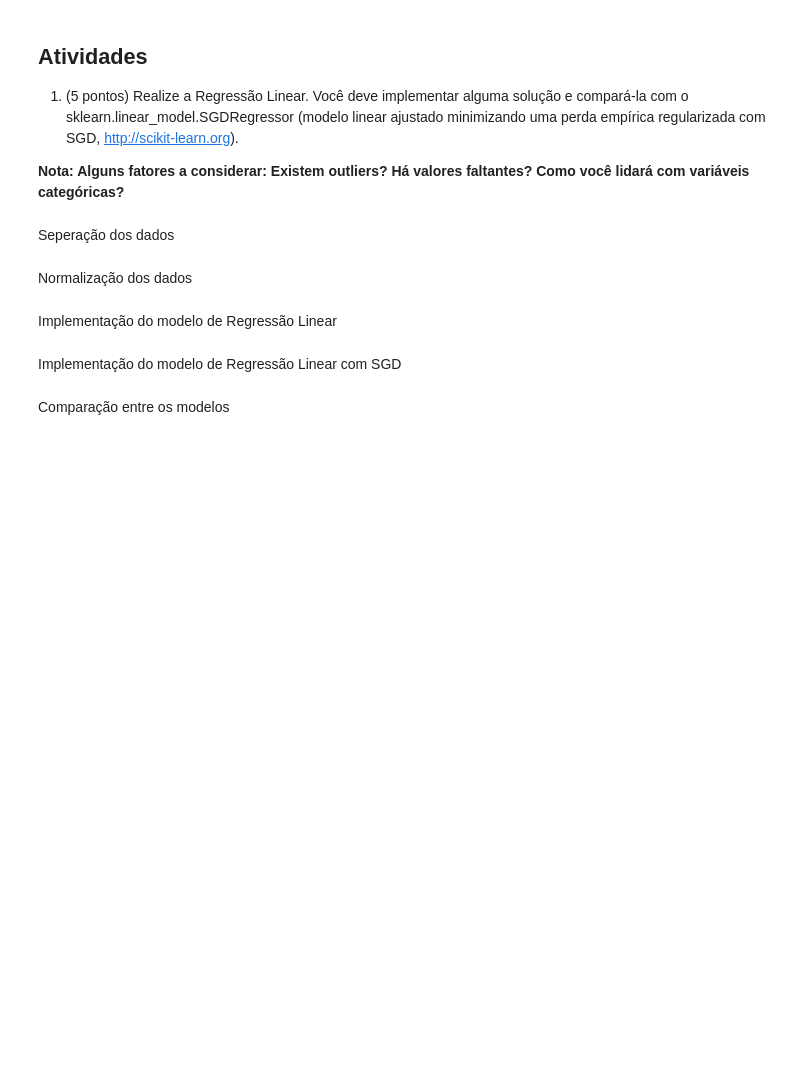
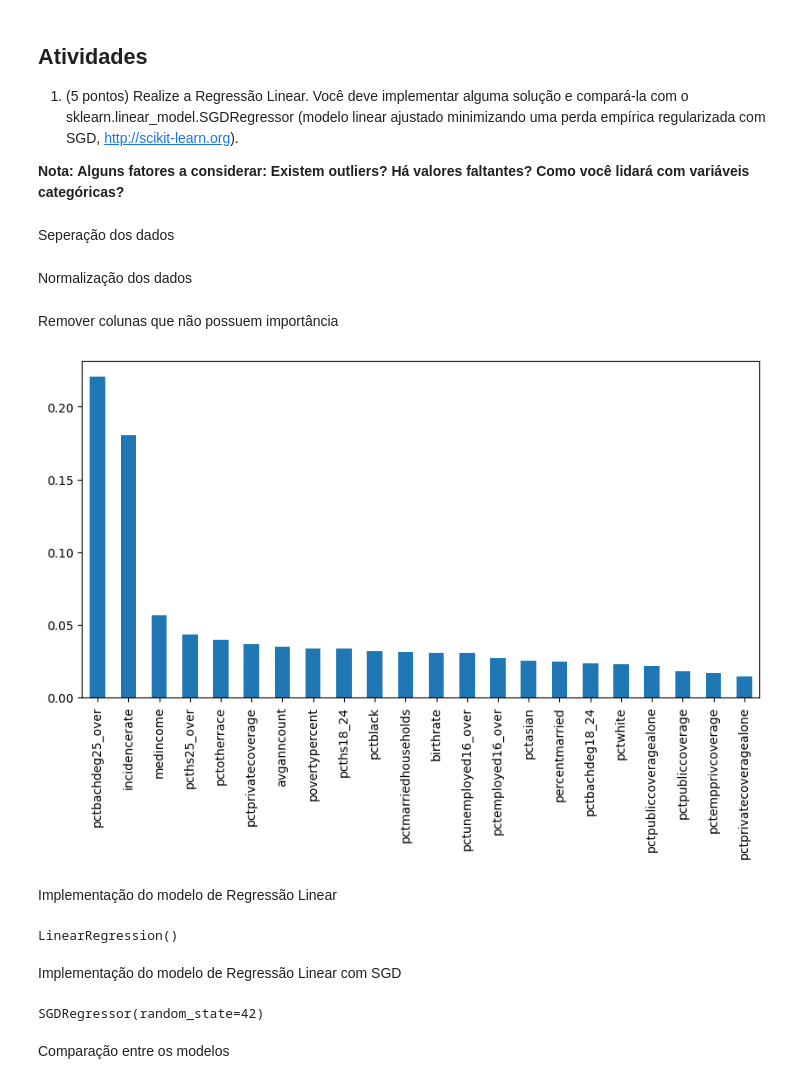
Before and after one commit to AlanEdward19/ArtificialInteligence9thSemester, a Jupyter notebook: AC1_Inteligência_Artificial.ipynb, the cells around one changed output. Drawn from its saved outputs; the diff is of its cells as text; code cells hidden in the pictures; blank space fills up the shorter version.

```diff
--- a/AC1_Inteligência_Artificial.ipynb
+++ b/AC1_Inteligência_Artificial.ipynb
@@ -305,3 +285,8 @@ dataset_test = replace_null_values(dataset_test)
+# %%
+from scipy import stats
+
+z_scores = np.abs(stats.zscore(dataset_train.select_dtypes(include=[np.number])))
+dataset_train = dataset_train[(z_scores < 3).all(axis=1)]
 # %% [markdown]
 Identificar correlações com a variável alvo
 # %%
@@ -329,7 +314,7 @@ Name: target_deathrate, dtype: float64
 # %% [markdown]
 Remover valores que possuem correlação baixa com a variável alvo
 # %%
-low_correlation_columns = correlations[abs(correlations) <= 0.2].index
+low_correlation_columns = correlations[abs(correlations) < 0.1].index
 
 dataset_train = dataset_train.drop(columns=low_correlation_columns)
 dataset_test = dataset_test.drop(columns=low_correlation_columns)
@@ -353,3 +339,17 @@ scaler = StandardScaler()
 
 X_train_scaled = scaler.fit_transform(X_train)
 X_test_scaled = scaler.transform(X_test)
+
+X_train_scaled_df = pd.DataFrame(X_train_scaled, columns=X_train.columns)
+# %% [markdown]
+Remover colunas que não possuem importância
+# %%
+model = RandomForestRegressor()
+model.fit(X_train_scaled, y_train)
+importance = pd.Series(model.feature_importances_, index=X_train_scaled_df.columns)
+
+# Visualizar importância das features
+importance.sort_values(ascending=False).plot(kind="bar", figsize=(10, 5))
+plt.show()
+# %% [output]
+[figure, added]
@@ -358,13 +360,15 @@ Implementação do modelo de Regressão Linear
 # %%
 linear_reg = LinearRegression()
 linear_reg.fit(X_train_scaled, y_train)
-y_pred_linear = linear_reg.predict(X_test_scaled)
+# %% [output]
+LinearRegression()
 # %% [markdown]
 Implementação do modelo de Regressão Linear com SGD
 # %%
 sgd_regressor = SGDRegressor(max_iter=1000, tol=1e-3, random_state=42)
 sgd_regressor.fit(X_train_scaled, y_train)
-y_pred_sgd = sgd_regressor.predict(X_test_scaled)
+# %% [output]
+SGDRegressor(random_state=42)
 # %% [markdown]
 Comparação entre os modelos
 # %%
```
Also changed, not shown: parts of 18 cells of this notebook.
